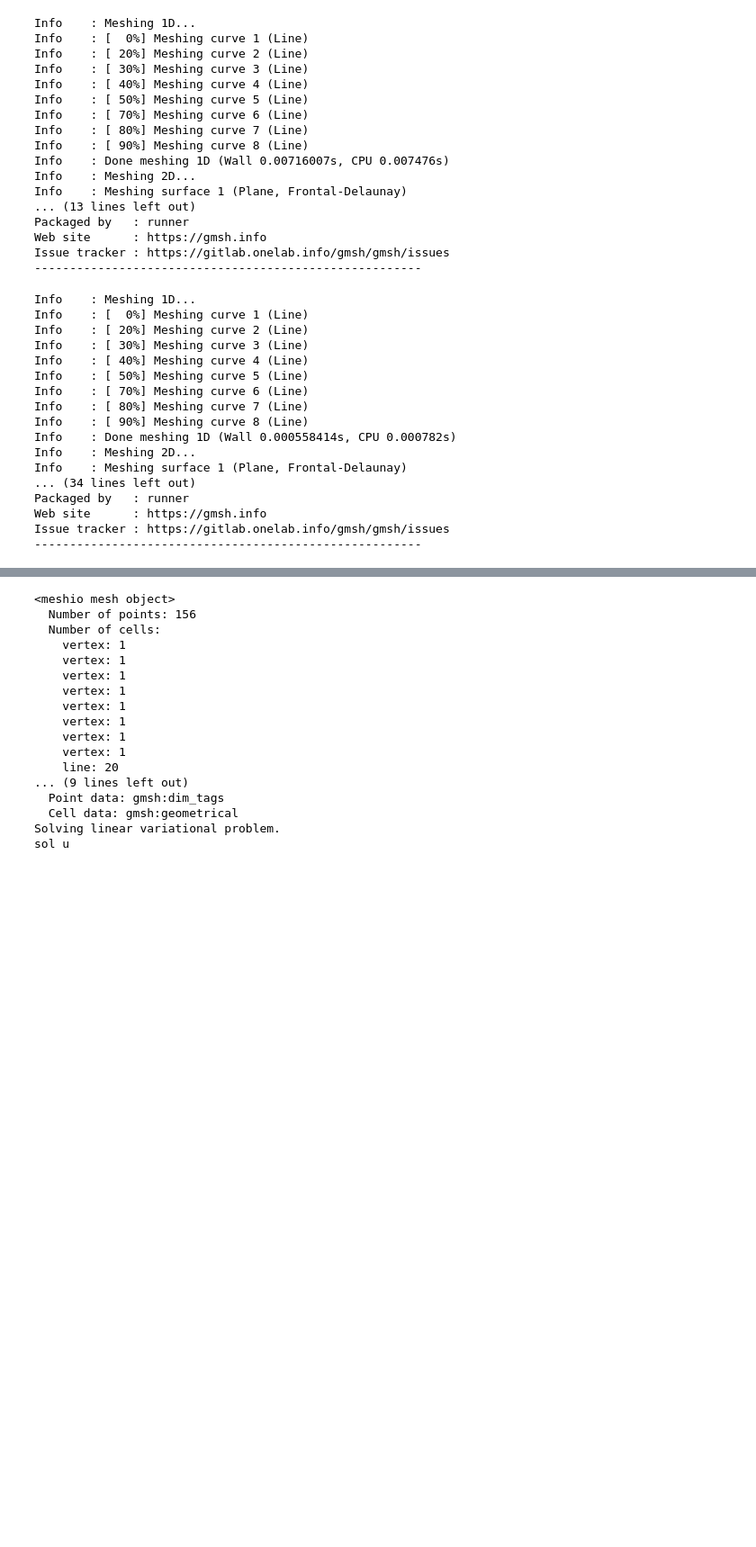
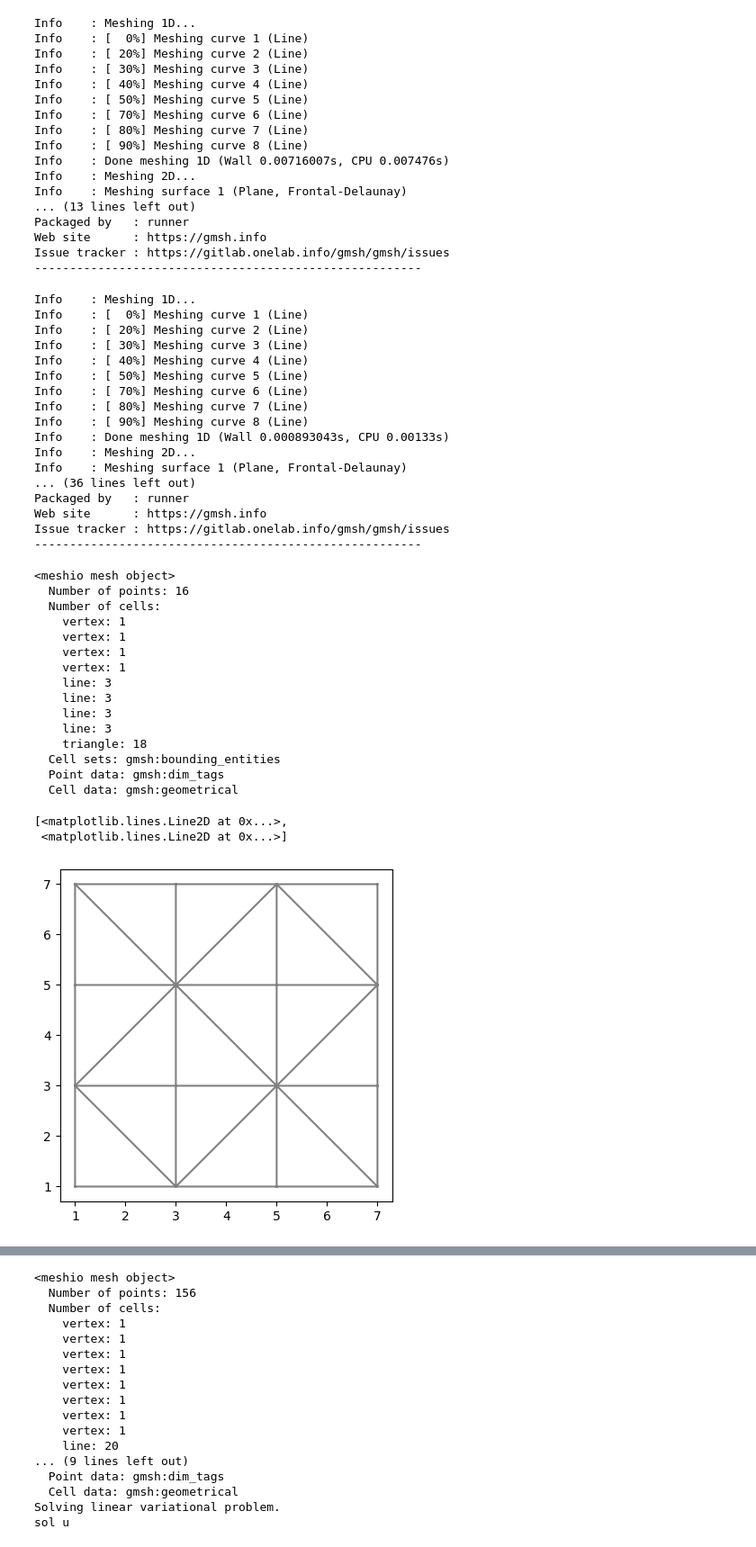
Before and after one commit to grohalex/Project2023, a Jupyter notebook: smallSquareMesh.ipynb, the cells around one changed output, grey strips where cells are left out. Shown at 90% size. Cells and saved outputs as stored; diff of their text form; code cells hidden in the pictures; blank space fills up the shorter version.

Commit message:
fenics and gmsh - island surfaces

```diff
--- a/smallSquareMesh.ipynb
+++ b/smallSquareMesh.ipynb
@@ -400,7 +400,7 @@ gmg.synchronize()
 gmsh.model.mesh.generate(2)
 
 # saving the mesh
-#gmsh.write(f"./meshes/{meshname}.msh")
+gmsh.write(f"./meshes/{meshname}.msh")
 
 # Launch the GUI
 gmg.synchronize()
@@ -418,11 +418,66 @@ Info    : [ 50%] Meshing curve 5 (Line)
 Info    : [ 70%] Meshing curve 6 (Line)
 Info    : [ 80%] Meshing curve 7 (Line)
 Info    : [ 90%] Meshing curve 8 (Line)
-Info    : Done meshing 1D (Wall 0.000558414s, CPU 0.000782s)
+Info    : Done meshing 1D (Wall 0.000893043s, CPU 0.00133s)
 Info    : Meshing 2D...
 Info    : Meshing surface 1 (Plane, Frontal-Delaunay)
-... (34 lines left out)
+... (36 lines left out)
 Packaged by   : runner
 Web site      : https://gmsh.info
 Issue tracker : https://gitlab.onelab.info/gmsh/gmsh/issues
 -------------------------------------------------------
+# %%
+# trying to extract mesh elements coordinates
+import meshio
+from dolfin import *
+
+def create_mesh(mesh, cell_type):
+    cells = mesh.get_cells_type(cell_type)
+    cell_data = mesh.get_cell_data("gmsh:geometrical", cell_type)
+    out_mesh = meshio.Mesh(points=mesh.points[:,:2], cells={cell_type: cells}, cell_data={"name_to_read": [cell_data]})
+    return out_mesh
+
+msh = meshio.read("./meshes/smallSquare8-infill.msh")
+print(msh)
+
+triangle_mesh = create_mesh(msh, "triangle")
+line_mesh = create_mesh(msh, "line")
+meshio.write("mesh.xdmf", triangle_mesh)
+meshio.write("mf.xdmf", line_mesh)
+
+mesh = Mesh()
+mvc = MeshValueCollection("size_t", mesh, mesh.topology().dim())
+with XDMFFile("mesh.xdmf") as infile:
+    infile.read(mesh)
+    infile.read(mvc, "name_to_read")
+cf = cpp.mesh.MeshFunctionSizet(mesh, mvc)
+
+mvc = MeshValueCollection("size_t", mesh, mesh.topology().dim() - 1)
+with XDMFFile("mf.xdmf") as infile:
+    infile.read(mvc, "name_to_read")
+mf = cpp.mesh.MeshFunctionSizet(mesh, mvc)
+#ds = Measure('ds', domain=mesh, subdomain_data=mf)
+
+#ds_custom = Measure("ds", domain=mesh, subdomain_data=mf)
+#print(assemble(1*ds_custom(1)), assemble(1*ds_custom(2)))
+
+plot(mesh)
+# %% [output]
+<meshio mesh object>
+  Number of points: 16
+  Number of cells:
+    vertex: 1
+    vertex: 1
+    vertex: 1
+    vertex: 1
+    line: 3
+    line: 3
+    line: 3
+    line: 3
+    triangle: 18
+  Cell sets: gmsh:bounding_entities
+  Point data: gmsh:dim_tags
+  Cell data: gmsh:geometrical
+[<matplotlib.lines.Line2D at 0x...>,
+ <matplotlib.lines.Line2D at 0x...>]
+[figure, added]
```
Also changed, not shown: parts of 4 cells of this notebook.
